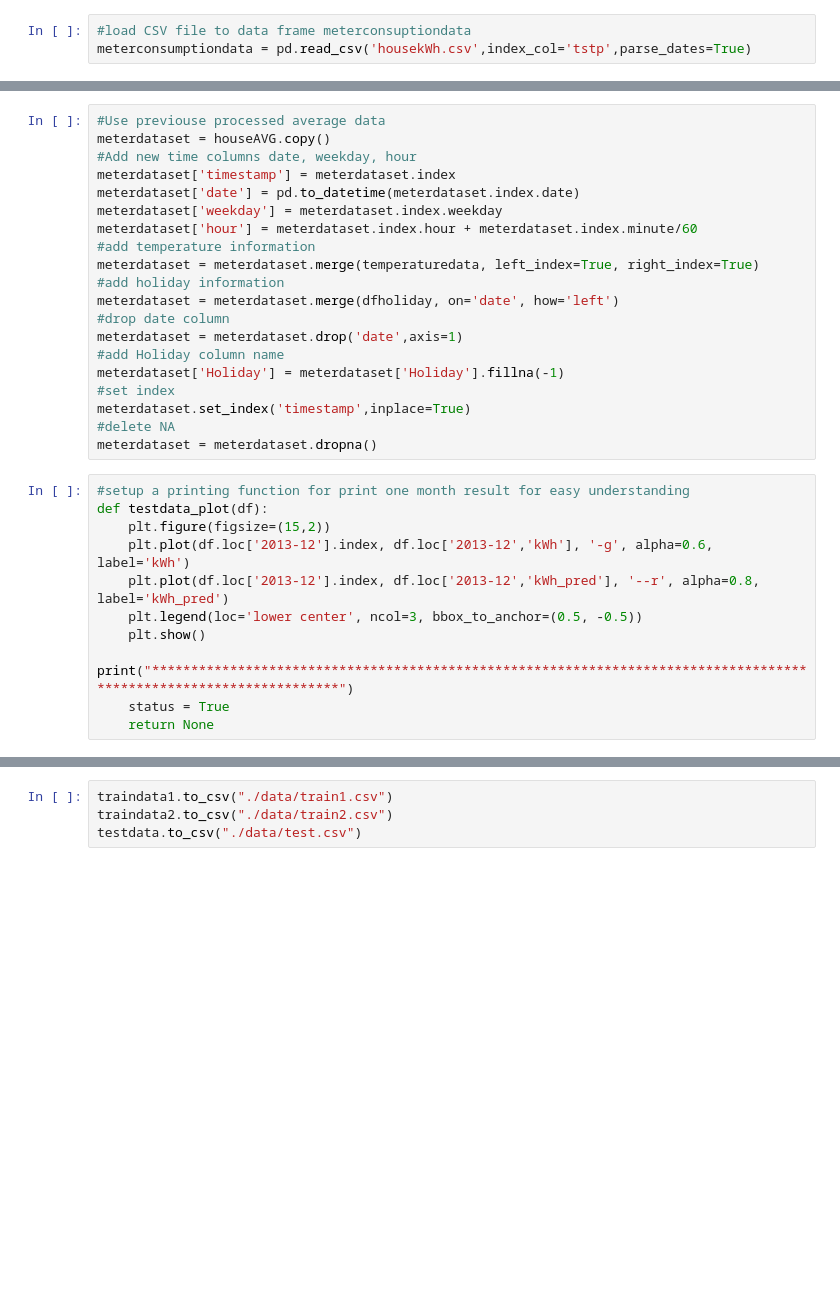
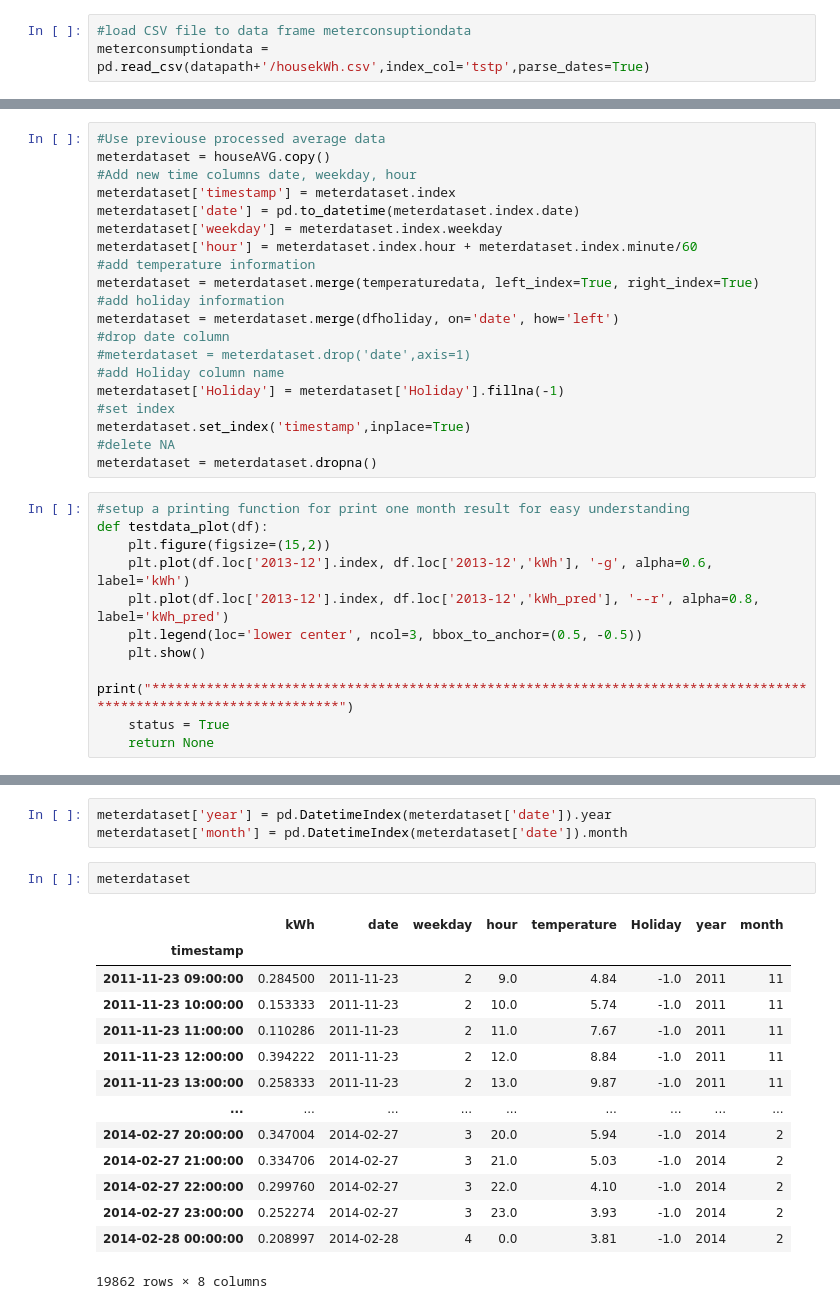
Before and after one commit to Arcpolar/Smart_Grid, a Jupyter notebook: Data Segmentation.ipynb, the cells around one changed output, grey strips where cells are left out. Cells and saved outputs as stored; diff of their text form; blank space fills up the shorter version.

```diff
--- a/Data Segmentation.ipynb
+++ b/Data Segmentation.ipynb
@@ -38,7 +39,7 @@ from sklearn.linear_model import Ridge
 import lightgbm as lgb
 # %%
 #load CSV file to data frame meterconsuptiondata
-meterconsumptiondata = pd.read_csv('housekWh.csv',index_col='tstp',parse_dates=True)
+meterconsumptiondata = pd.read_csv(datapath+'/housekWh.csv',index_col='tstp',parse_dates=True)
 # %%
 #Take average of all meters to hourly interval
 houseAVG = meterconsumptiondata.mean(axis=1).to_frame()
@@ -80,7 +81,7 @@ meterdataset = meterdataset.merge(temperaturedata, left_index=True, right_index=
 #add holiday information
 meterdataset = meterdataset.merge(dfholiday, on='date', how='left')
 #drop date column
-meterdataset = meterdataset.drop('date',axis=1)
+#meterdataset = meterdataset.drop('date',axis=1)
 #add Holiday column name
 meterdataset['Holiday'] = meterdataset['Holiday'].fillna(-1)
 #set index
@@ -149,6 +150,22 @@ Mean Absolute Error: 0.0212
 [figure]
 *******************************************************************************************************************
 # %%
-traindata1.to_csv("./data/train1.csv")
-traindata2.to_csv("./data/train2.csv")
-testdata.to_csv("./data/test.csv")
+meterdataset['year'] = pd.DatetimeIndex(meterdataset['date']).year
+meterdataset['month'] = pd.DatetimeIndex(meterdataset['date']).month
+# %%
+meterdataset
+# %% [output]
+|  | kWh | date | weekday | hour | temperature | Holiday | year | month |
+| timestamp |  |  |  |  |  |  |  |  |
+| 2011-11-23 09:00:00 | 0.284500 | 2011-11-23 | 2 | 9.0 | 4.84 | -1.0 | 2011 | 11 |
+| 2011-11-23 10:00:00 | 0.153333 | 2011-11-23 | 2 | 10.0 | 5.74 | -1.0 | 2011 | 11 |
+| 2011-11-23 11:00:00 | 0.110286 | 2011-11-23 | 2 | 11.0 | 7.67 | -1.0 | 2011 | 11 |
+| 2011-11-23 12:00:00 | 0.394222 | 2011-11-23 | 2 | 12.0 | 8.84 | -1.0 | 2011 | 11 |
+| 2011-11-23 13:00:00 | 0.258333 | 2011-11-23 | 2 | 13.0 | 9.87 | -1.0 | 2011 | 11 |
+| ... | ... | ... | ... | ... | ... | ... | ... | ... |
+| 2014-02-27 20:00:00 | 0.347004 | 2014-02-27 | 3 | 20.0 | 5.94 | -1.0 | 2014 | 2 |
+| 2014-02-27 21:00:00 | 0.334706 | 2014-02-27 | 3 | 21.0 | 5.03 | -1.0 | 2014 | 2 |
+| 2014-02-27 22:00:00 | 0.299760 | 2014-02-27 | 3 | 22.0 | 4.10 | -1.0 | 2014 | 2 |
+| 2014-02-27 23:00:00 | 0.252274 | 2014-02-27 | 3 | 23.0 | 3.93 | -1.0 | 2014 | 2 |
+| 2014-02-28 00:00:00 | 0.208997 | 2014-02-28 | 4 | 0.0 | 3.81 | -1.0 | 2014 | 2 |
+19862 rows × 8 columns
```
Also changed, not shown: parts of 3 cells of this notebook, 6 other files.
